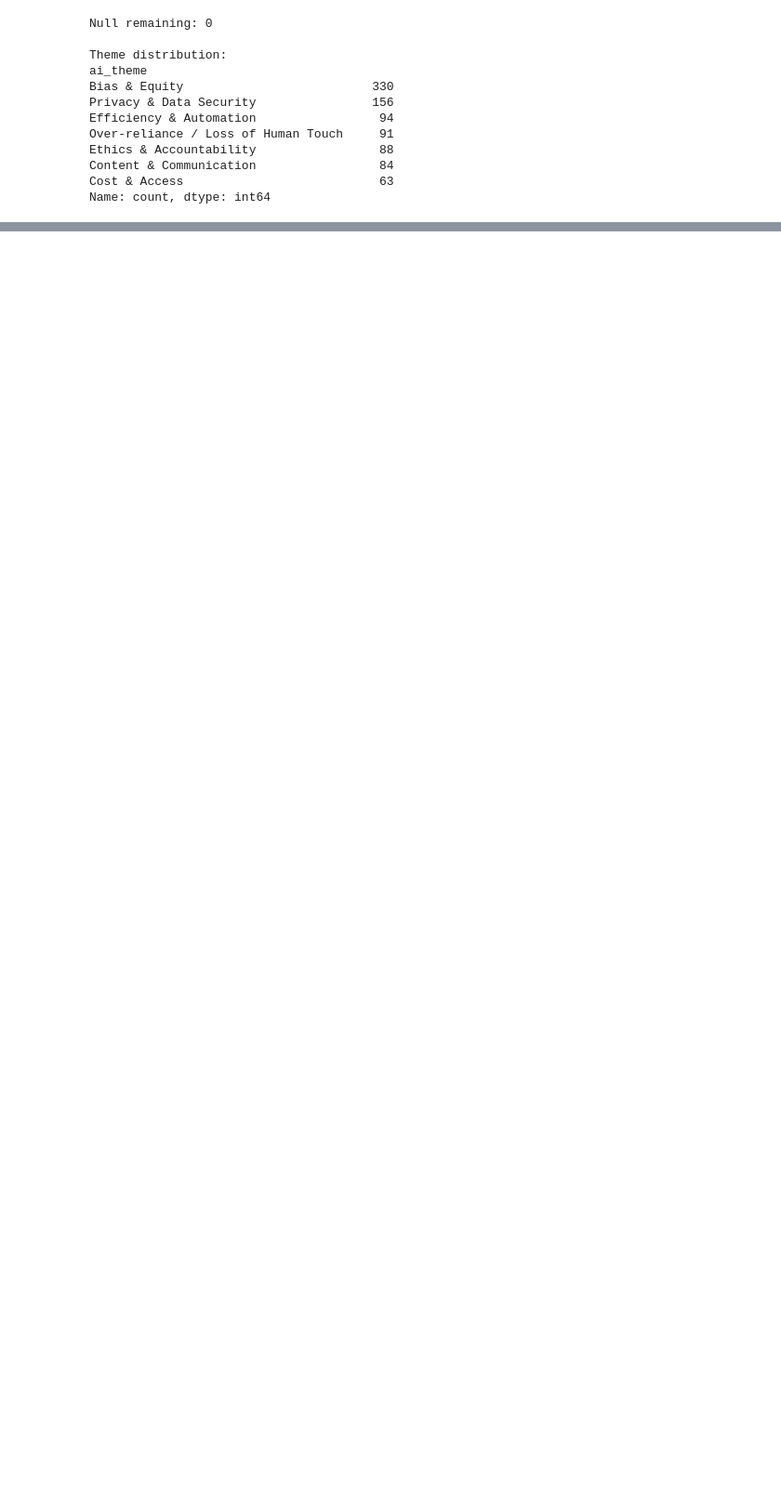
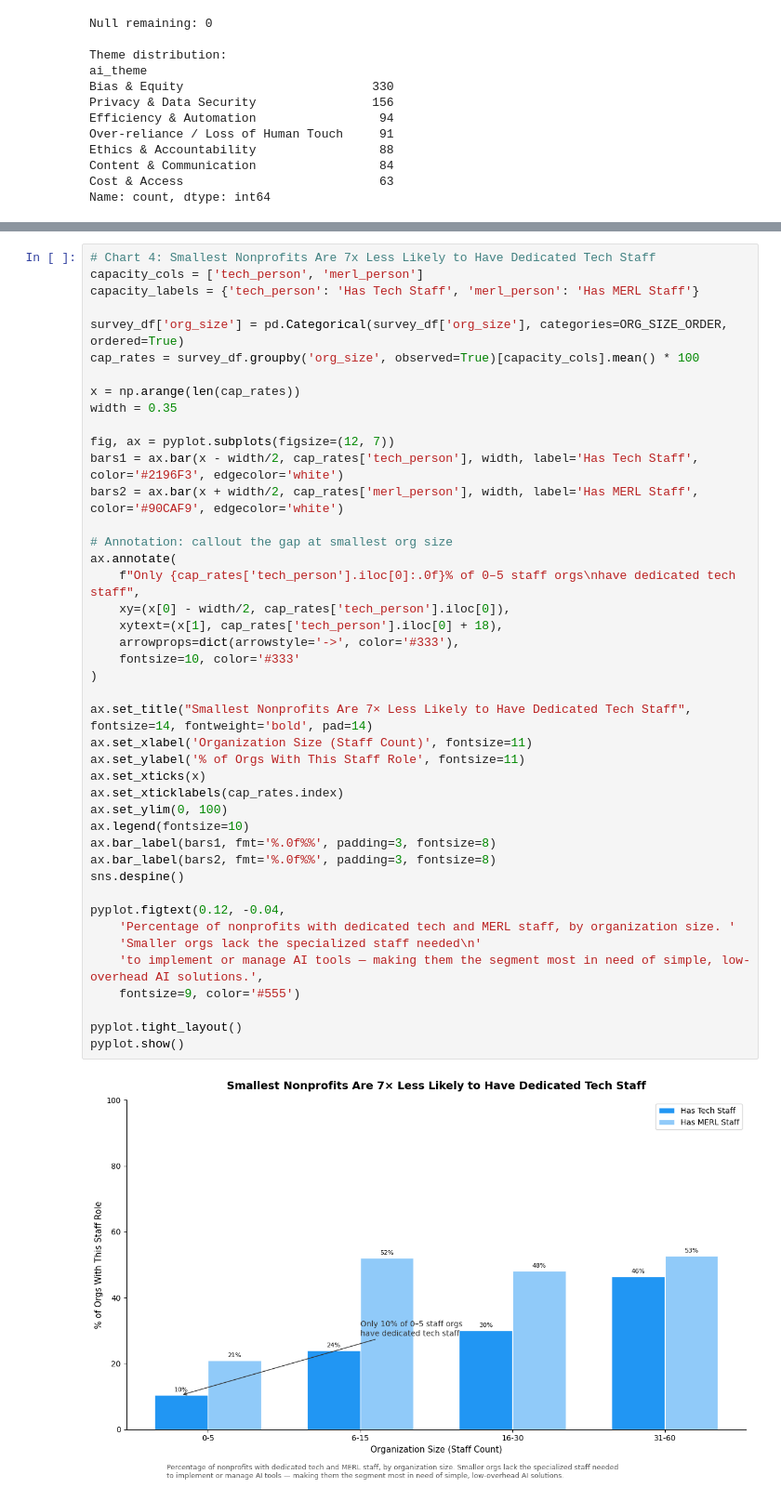
Before and after one commit to BoppingNoodles/SP26_Datathon, a Jupyter notebook: work/main.ipynb, the cells around one changed output, grey strips where cells are left out. Shown at 93% size. Drawn from its saved outputs; the diff is of its cells as text; blank space fills up the shorter version.

```diff
--- a/work/main.ipynb
+++ b/work/main.ipynb
@@ -221,0 +349,45 @@ Name: count, dtype: int64
+# %%
+# Chart 4: Smallest Nonprofits Are 7x Less Likely to Have Dedicated Tech Staff
+capacity_cols = ['tech_person', 'merl_person']
+capacity_labels = {'tech_person': 'Has Tech Staff', 'merl_person': 'Has MERL Staff'}
+
+survey_df['org_size'] = pd.Categorical(survey_df['org_size'], categories=ORG_SIZE_ORDER, ordered=True)
+cap_rates = survey_df.groupby('org_size', observed=True)[capacity_cols].mean() * 100
+
+x = np.arange(len(cap_rates))
+width = 0.35
+
+fig, ax = pyplot.subplots(figsize=(12, 7))
+bars1 = ax.bar(x - width/2, cap_rates['tech_person'], width, label='Has Tech Staff', color='#2196F3', edgecolor='white')
+bars2 = ax.bar(x + width/2, cap_rates['merl_person'], width, label='Has MERL Staff', color='#90CAF9', edgecolor='white')
+
+# Annotation: callout the gap at smallest org size
+ax.annotate(
+    f"Only {cap_rates['tech_person'].iloc[0]:.0f}% of 0–5 staff orgs\nhave dedicated tech staff",
+    xy=(x[0] - width/2, cap_rates['tech_person'].iloc[0]),
+    xytext=(x[1], cap_rates['tech_person'].iloc[0] + 18),
+    arrowprops=dict(arrowstyle='->', color='#333'),
+    fontsize=10, color='#333'
+)
+
+ax.set_title("Smallest Nonprofits Are 7× Less Likely to Have Dedicated Tech Staff", fontsize=14, fontweight='bold', pad=14)
+ax.set_xlabel('Organization Size (Staff Count)', fontsize=11)
+ax.set_ylabel('% of Orgs With This Staff Role', fontsize=11)
+ax.set_xticks(x)
+ax.set_xticklabels(cap_rates.index)
+ax.set_ylim(0, 100)
+ax.legend(fontsize=10)
+ax.bar_label(bars1, fmt='%.0f%%', padding=3, fontsize=8)
+ax.bar_label(bars2, fmt='%.0f%%', padding=3, fontsize=8)
+sns.despine()
+
+pyplot.figtext(0.12, -0.04,
+    'Percentage of nonprofits with dedicated tech and MERL staff, by organization size. '
+    'Smaller orgs lack the specialized staff needed\n'
+    'to implement or manage AI tools — making them the segment most in need of simple, low-overhead AI solutions.',
+    fontsize=9, color='#555')
+
+pyplot.tight_layout()
+pyplot.show()
+# %% [output]
+[figure, added]
```
Also changed, not shown: parts of 8 cells of this notebook, 1 other file.
